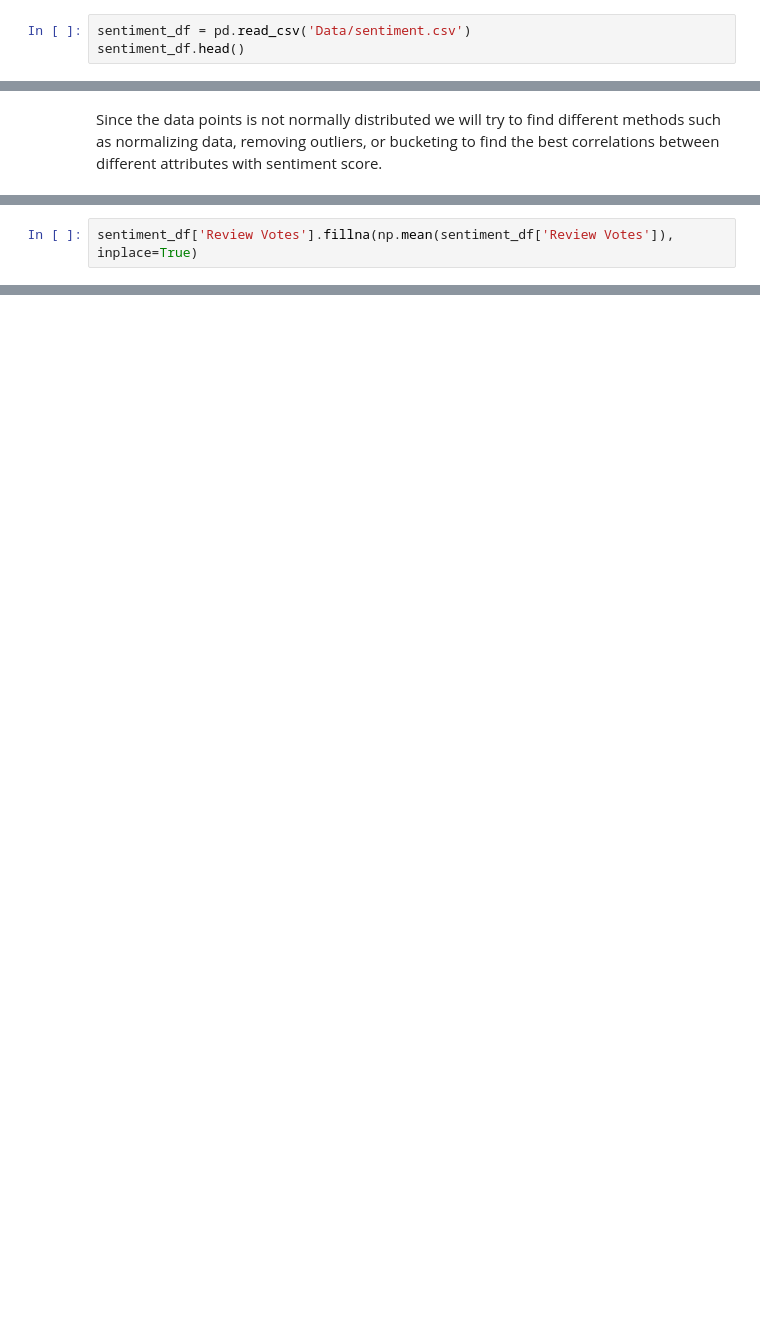
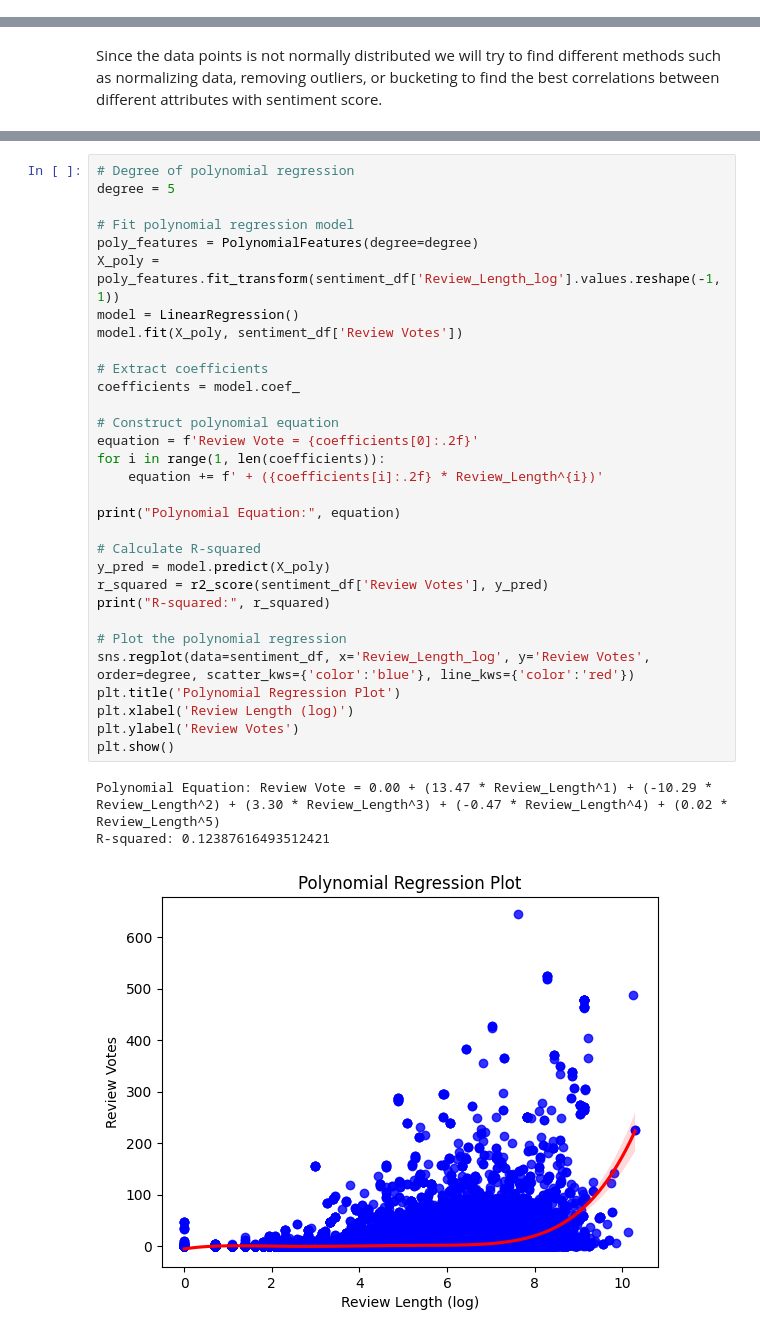
Before and after one commit to longbui23/Amazon-Analysis, a Jupyter notebook: MultivariateRegression.ipynb, the cells around one changed output, grey strips where cells are left out. Saved outputs shown, nothing was run; the diff lists cells and outputs as text; blank space fills up the shorter version.

```diff
--- a/MultivariateRegression.ipynb
+++ b/MultivariateRegression.ipynb
@@ -32,3 +40,0 @@ df.head()
-# %%
-sentiment_df = pd.read_csv('Data/sentiment.csv')
-sentiment_df.head()
@@ -82,2 +44,0 @@ plt.show()
-# %%
-sentiment_df['Review Votes'].fillna(np.mean(sentiment_df['Review Votes']), inplace=True)
@@ -117,0 +219,35 @@ best_model.score(X,y)
+# %%
+# Degree of polynomial regression
+degree = 5
+
+# Fit polynomial regression model
+poly_features = PolynomialFeatures(degree=degree)
+X_poly = poly_features.fit_transform(sentiment_df['Review_Length_log'].values.reshape(-1, 1))
+model = LinearRegression()
+model.fit(X_poly, sentiment_df['Review Votes'])
+
+# Extract coefficients
+coefficients = model.coef_
+
+# Construct polynomial equation
+equation = f'Review Vote = {coefficients[0]:.2f}'
+for i in range(1, len(coefficients)):
+    equation += f' + ({coefficients[i]:.2f} * Review_Length^{i})'
+
+print("Polynomial Equation:", equation)
+
+# Calculate R-squared
+y_pred = model.predict(X_poly)
+r_squared = r2_score(sentiment_df['Review Votes'], y_pred)
+print("R-squared:", r_squared)
+
+# Plot the polynomial regression
+sns.regplot(data=sentiment_df, x='Review_Length_log', y='Review Votes', order=degree, scatter_kws={'color':'blue'}, line_kws={'color':'red'})
+plt.title('Polynomial Regression Plot')
+plt.xlabel('Review Length (log)')
+plt.ylabel('Review Votes')
+plt.show()
+# %% [output]
+Polynomial Equation: Review Vote = 0.00 + (13.47 * Review_Length^1) + (-10.29 * Review_Length^2) + (3.30 * Review_Length^3) + (-0.47 * Review_Length^4) + (0.02 * Review_Length^5)
+R-squared: 0.12387616493512421
+[figure, added]
```
Also changed, not shown: parts of 18 cells of this notebook.
